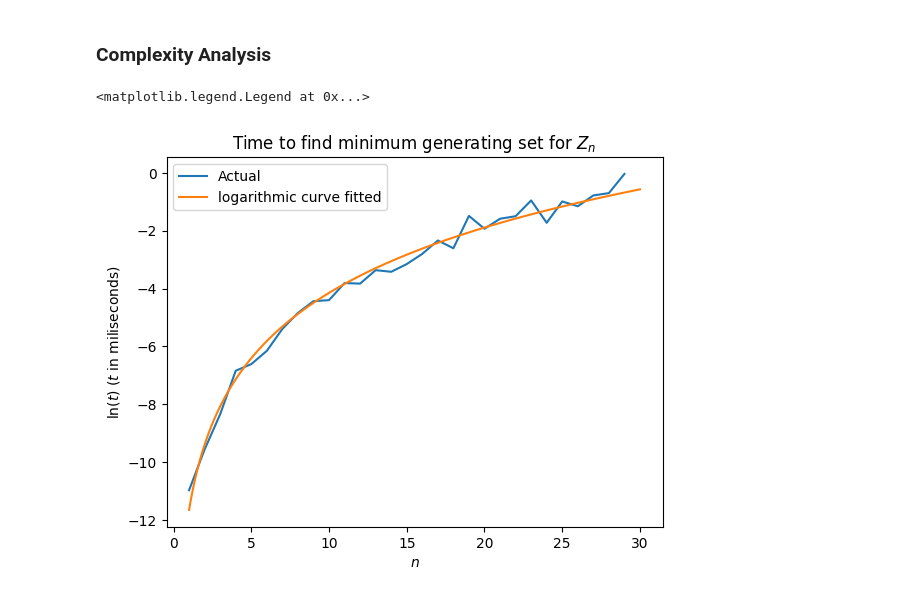
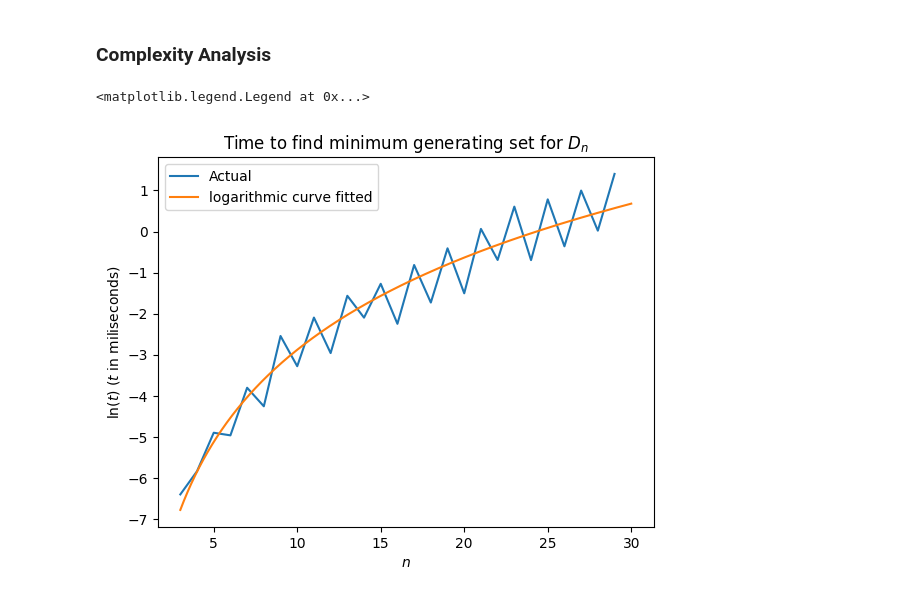
Before and after one commit to pranav-joshi-iitgn/Group, a Jupyter notebook: Groups.ipynb, the cells around one changed output. Drawn from its saved outputs; the diff is of its cells as text; code cells hidden in the pictures.

```diff
--- a/Groups.ipynb
+++ b/Groups.ipynb
@@ -92,40 +98,40 @@ from matplotlib.pyplot import plot,xlabel,ylabel,title,legend
 from time import time
 # %%
 L = []
-iterations = 10
+iterations = 5
 N = 30
-for n in range(1,N):
-    G = AdditiveGroupOnIntegersModulo(n)
+for n in range(3,N):
+    G = DihegralGroup(n)
     to = time()
     for _ in range(iterations):
         g = G.MinimumGeneratingSet()
         Gg = G.R.generate(g)
         if not G == Gg:
             print("oof")
             break
     L.append((time()-to)/10)
 L = log(array(L))
-plot(range(1,N),L)
+plot(range(3,N),L)
 
 # Curve fitting
-t = arange(1,N)
+t = arange(3,N)
 Lt = log(t)
 X = array([[lt,1] for lt in Lt])
 XT = X.T
 XTX = X.T @ X
 XTXi = linalg.inv(XTX)
 pseudo_inverse = XTXi @ XT
 theta = dot(pseudo_inverse,L)
 a,b = theta
-t = linspace(1,N,1000)
+t = linspace(3,N,1000)
 Lt = log(t)
 L_pred = Lt*a + b
 plot(t,L_pred)
 
 xlabel("$ n $")
 ylabel("$\ln(t)$ ($ t $ in miliseconds)")
-title("Time to find minimum generating set for $ Z_n $")
+title("Time to find minimum generating set for $ D_n $")
 legend(["Actual","logarithmic curve fitted"])
 # %% [output]
 <matplotlib.legend.Legend at 0x...>
-[figure, old version]
+[figure, new version]
```
Also changed, not shown: parts of 2 cells of this notebook, 1 other file.
